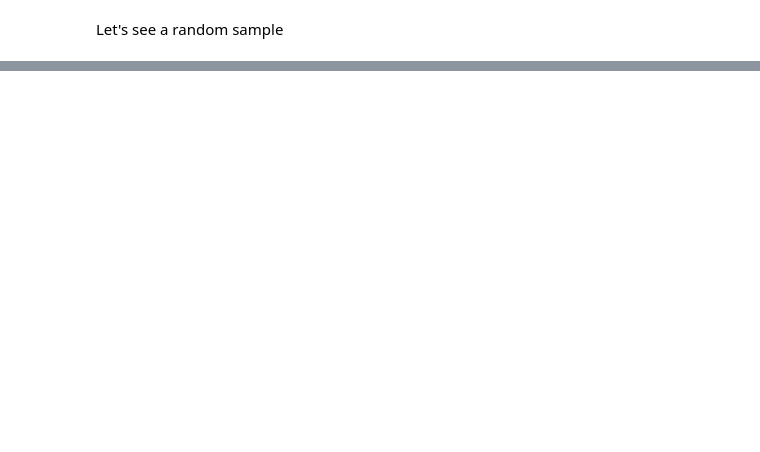
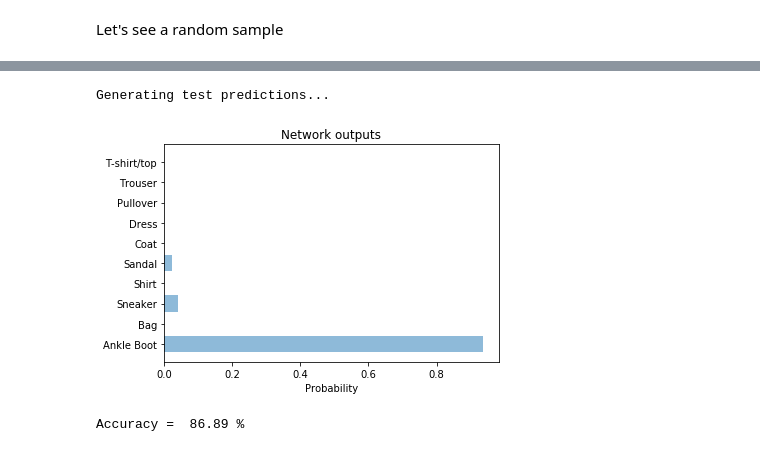
Before and after one commit to rramosp/20191.DL, a Jupyter notebook: U1.2 - [TALLER] MLP with Tensorflow.ipynb, the cells around one changed output, grey strips where cells are left out. Saved outputs shown, nothing was run; the diff lists cells and outputs as text; code cells hidden in the pictures; blank space fills up the shorter version.

```diff
--- a/U1.2 - [TALLER] MLP with Tensorflow.ipynb
+++ b/U1.2 - [TALLER] MLP with Tensorflow.ipynb
@@ -119,0 +116,8 @@ with tf.Session() as sess:
+# %%
+# pass optimizer by name: default parameters will be used
+model.compile(loss='categorical_crossentropy', optimizer='sgd')
+
+from keras import optimizers
+# or instantiate an optimizer before passing it to model.compile
+sgd = optimizers.SGD(lr=0.01, decay=1e-6, momentum=0.9, nesterov=True)
+model.compile(loss='categorical_crossentropy', optimizer=sgd)
@@ -119,0 +138,6 @@ with tf.Session() as sess:
+# %%
+print("Training...")
+model.train_on_batch(X_trainN, y_trainOHE)
+
+print("Generating test predictions...")
+preds = model.predict(X_testN[0,:].reshape(1,input_dim), verbose=0)
@@ -119,0 +147,16 @@ with tf.Session() as sess:
+# %%
+print('real class')
+print(y_test[0])
+
+objects = ('Ankle Boot', 'Bag', 'Sneaker', 'Shirt', 'Sandal', 'Coat', 'Dress', 'Pullover', 'Trouser', 'T-shirt/top')
+y_pos = np.arange(nb_classes)
+performance = preds.flatten()
+plt.subplot(121)
+plt.imshow(X_test[0,:].reshape(28,28), cmap='gray');
+plt.subplot(122)
+plt.barh(y_pos[::-1], performance, align='center', alpha=0.5)
+plt.yticks(y_pos, objects)
+plt.xlabel('Probability')
+plt.title('Network outputs')
+plt.subplots_adjust(wspace = 1)
+plt.show()
@@ -119,0 +167,3 @@ with tf.Session() as sess:
+# %%
+print("Training...")
+model.fit(X_trainN, y_trainOHE, epochs=10, batch_size=16, validation_split=0.1, verbose=2)
@@ -119,0 +189,20 @@ with tf.Session() as sess:
+# %%
+print("Generating test predictions...")
+preds = model.predict(X_testN[0,:].reshape(1,input_dim), verbose=0)
+performance = preds.flatten()
+
+plt.barh(y_pos[::-1], performance, align='center', alpha=0.5)
+plt.yticks(y_pos, objects)
+plt.xlabel('Probability')
+plt.title('Network outputs')
+
+plt.show()
+# %% [output]
+Generating test predictions...
+[figure, added]
+# %%
+preds = model.predict_classes(X_testN, verbose=0)
+Accuracy = np.mean(preds == y_test)
+print('Accuracy = ', Accuracy*100, '%')
+# %% [output]
+Accuracy =  86.89 %
```
Also changed, not shown: parts of 21 cells of this notebook.
